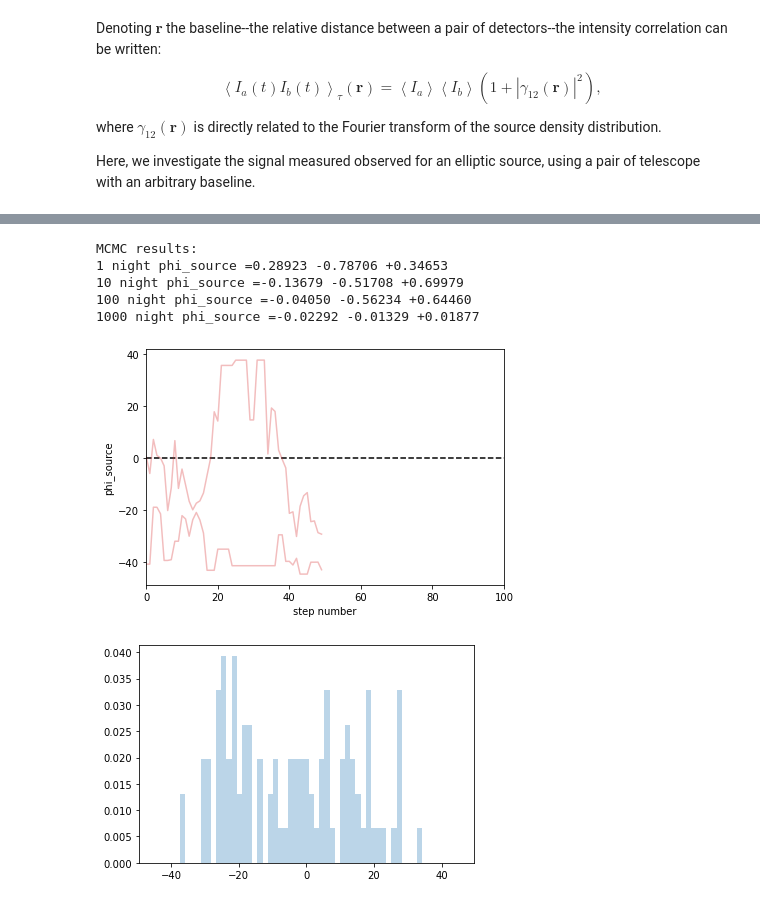
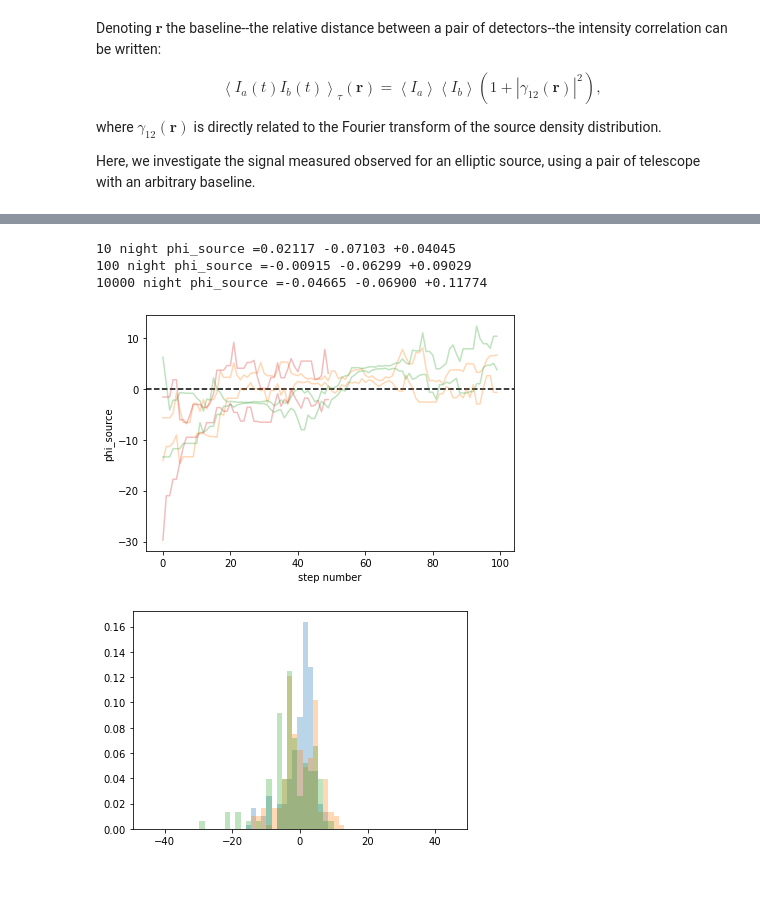
Before and after one commit to hlasco/intensity_interferrometry_layout_benchmark, a Jupyter notebook: intensity_interferometry.ipynb, the cells around one changed output, grey strips where cells are left out. Drawn from its saved outputs; the diff is of its cells as text; code cells hidden in the pictures.

```diff
--- a/intensity_interferometry.ipynb
+++ b/intensity_interferometry.ipynb
@@ -38,3 +38,3 @@ uv.plotFigure2()
 # %%
-cta = II.CTA(uv, bAddCTA=True, bAddELT=False, bAddVLT=False, nGrid=128, nPerTraj=1024)
+cta = II.TelescopeArray(uv,layout='layouts/basic_cta', nGrid=128, nPerTraj=1024)
 # %% [output]
@@ -97,16 +81,0 @@ plt.colorbar()
-# %%
-nNights=100
-#print(.05*180/np.pi)
-signal1 = cta.getSignal(nNights=nNights, phi_source = 0.5, bNoise=False)
-signal2 = cta.getSignal(nNights=nNights, phi_source = 0., bNoise=True)
-
-signal1[np.where(signal1 == signal1.max())] = 0
-signal2[np.where(signal2 == signal2.max())] = 0
-s = (signal1 - signal2)
-sigma = signal2 / (snr * np.sqrt(nNights))
-data = s/sigma
-mask = (data*1 == data)
-print(np.sum(data[mask]**2), np.sum(sigma[mask]**2))
-plt.figure(figsize=(8, 8))
-plt.pcolormesh(xx ,yy ,np.fabs(sigma.T), norm=LogNorm())
-plt.colorbar()
@@ -150,16 +115,18 @@ def run_mcmc(i_night, phi_source, n_walkers=4, steps=1000):
 
     return sampler
 # %%
-sampler_1 = run_mcmc(i_night=1, phi_source = 0.0, n_walkers=2, steps=100)
-#sampler_10 = run_mcmc(i_night=10, phi_source = 0.0, n_walkers=2, steps=500)
-#sampler_100 = run_mcmc(i_night=100, phi_source = 0.0, n_walkers=2, steps=500)
-#sampler_10000 = run_mcmc(i_night=10000, phi_source = 0.0, n_walkers=2, steps=50)
+phi_source=0.0
+
+#sampler_1 = run_mcmc(i_night=1, phi_source = 0.0, n_walkers=2, steps=100)
+#sampler_10 = run_mcmc(i_night=10, phi_source = 0.0, n_walkers=2, steps=100)
+#sampler_100 = run_mcmc(i_night=100, phi_source = 0.0, n_walkers=2, steps=100)
+sampler_10000 = run_mcmc(i_night=10000, phi_source = 0.0, n_walkers=2, steps=50)
 
 labels = ["phi_source"]
 truths = [phi_source]
 
 
-flat_samples_1 = sampler_1.get_chain(discard=0, thin=1, flat=True)
-#flat_samples_10 = sampler_10.get_chain(discard=0, thin=1, flat=True)
-#flat_samples_100 = sampler_100.get_chain(discard=0, thin=1, flat=True)
-#flat_samples_10000 = sampler_10000.get_chain(discard=0, thin=1, flat=True)
+flat_samples_1 = sampler_1.get_chain(discard=50, thin=1, flat=True)
+flat_samples_10 = sampler_10.get_chain(discard=50, thin=1, flat=True)#
+flat_samples_100 = sampler_100.get_chain(discard=50, thin=1, flat=True)
+flat_samples_10000 = sampler_10000.get_chain(discard=50, thin=1, flat=True)
@@ -191,8 +133,8 @@ flat_samples_1 = sampler_1.get_chain(discard=0, thin=1, flat=True)
 # %%
-print("MCMC results:")
-mcmc = np.percentile(flat_samples_1[:], [16, 50, 84]) #takes 16%, 50% and 84% (mu-MinusError, mu and mu+PlusError)
-q = np.diff(mcmc) #calculates MinusError and PlusError
-print('1 night', labels[0],"={0:.5f} -{1:.5f} +{2:.5f}".format(mcmc[1], q[0], q[1]))
+#print("MCMC results:")
+#mcmc = np.percentile(flat_samples_1[:], [16, 50, 84]) #takes 16%, 50% and 84% (mu-MinusError, mu and mu+PlusError)
+#q = np.diff(mcmc) #calculates MinusError and PlusError
+#print('1 night', labels[0],"={0:.5f} -{1:.5f} +{2:.5f}".format(mcmc[1], q[0], q[1]))
 
 mcmc = np.percentile(flat_samples_10[:], [16, 50, 84]) #takes 16%, 50% and 84% (mu-MinusError, mu and mu+PlusError)
 q = np.diff(mcmc) #calculates MinusError and PlusError
@@ -202,38 +144,36 @@ mcmc = np.percentile(flat_samples_100[:], [16, 50, 84]) #takes 16%, 50% and 84%
 q = np.diff(mcmc) #calculates MinusError and PlusError
 print('100 night', labels[0],"={0:.5f} -{1:.5f} +{2:.5f}".format(mcmc[1], q[0], q[1]))
 
-mcmc = np.percentile(flat_samples_1000[:], [16, 50, 84]) #takes 16%, 50% and 84% (mu-MinusError, mu and mu+PlusError)
+mcmc = np.percentile(flat_samples_10000[:], [16, 50, 84]) #takes 16%, 50% and 84% (mu-MinusError, mu and mu+PlusError)
 q = np.diff(mcmc) #calculates MinusError and PlusError
-print('1000 night', labels[0],"={0:.5f} -{1:.5f} +{2:.5f}".format(mcmc[1], q[0], q[1]))
+print('10000 night', labels[0],"={0:.5f} -{1:.5f} +{2:.5f}".format(mcmc[1], q[0], q[1]))
 # %% [output]
-MCMC results:
-1 night phi_source =0.28923 -0.78706 +0.34653
-10 night phi_source =-0.13679 -0.51708 +0.69979
-100 night phi_source =-0.04050 -0.56234 +0.64460
-1000 night phi_source =-0.02292 -0.01329 +0.01877
+10 night phi_source =0.02117 -0.07103 +0.04045
+100 night phi_source =-0.00915 -0.06299 +0.09029
+10000 night phi_source =-0.04665 -0.06900 +0.11774
 # %%
 plt.axhline(truths[0], color='k', linestyle='--')
-plt.plot(sampler_1.get_chain()[:,:,i]*180/np.pi, alpha=0.3, color='C0')
-#plt.plot(sampler_10.get_chain()[:,:,i]*180/np.pi, alpha=0.3, color='C1')
-#plt.plot(sampler_100.get_chain()[:,:,i]*180/np.pi, alpha=0.3, color='C2')
-#plt.plot(sampler_10000.get_chain()[:,:,i]*180/np.pi, alpha=0.3, color='C3')
+#plt.plot(sampler_1.get_chain()[:,:,i]*180/np.pi, alpha=0.3, color='C0')
+plt.plot(sampler_10.get_chain()[:,:,0]*180/np.pi, alpha=0.3, color='C1')
+plt.plot(sampler_100.get_chain()[:,:,0]*180/np.pi, alpha=0.3, color='C2')
+plt.plot(sampler_10000.get_chain()[:,:,0]*180/np.pi, alpha=0.3, color='C3')
 
-plt.xlim(0, len(samples))
+#plt.xlim(0, len(samples))
 plt.ylabel(labels[0])
 plt.xlabel("step number")
 #plt.savefig('TotalChain.pdf', bbox_inches='tight')
 plt.tight_layout()
 plt.show()
 # %% [output]
-[figure, old version]
+[figure, new version]
 # %%
 bins = np.linspace(-np.pi/4*180/np.pi, np.pi/4*180/np.pi, 60)
 #h1 = plt.hist(flat_samples_1*180/np.pi, bins=bins, density=True, alpha=.3)
-#h2 = plt.hist(flat_samples_10*180/np.pi, bins=bins, density=True, alpha=.3)
-#h3 = plt.hist(flat_samples_100*180/np.pi, bins=bins, density=True, alpha=.3)
+h2 = plt.hist(flat_samples_10*180/np.pi, bins=bins, density=True, alpha=.3)
+h3 = plt.hist(flat_samples_100*180/np.pi, bins=bins, density=True, alpha=.3)
 h3 = plt.hist(flat_samples_10000*180/np.pi, bins=bins, density=True, alpha=.3)
 # %% [output]
-[figure, old version]
+[figure, new version]
 # %%
 from matplotlib.gridspec import GridSpec
 from tqdm import tqdm
```
Also changed, not shown: parts of 32 cells of this notebook, 1 other file.
